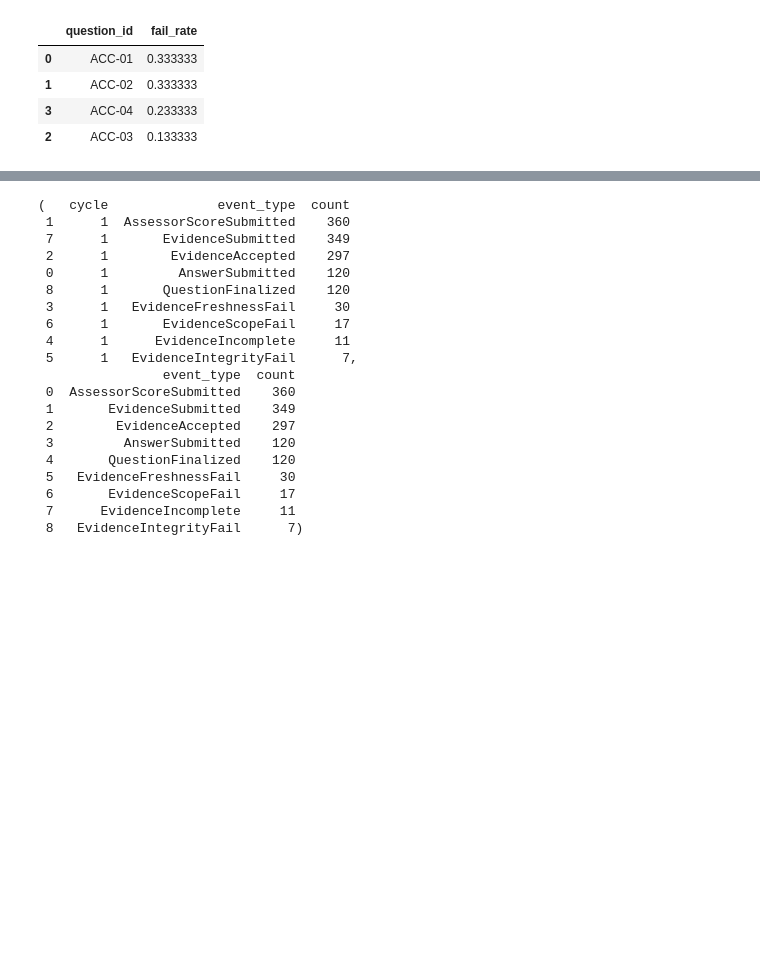
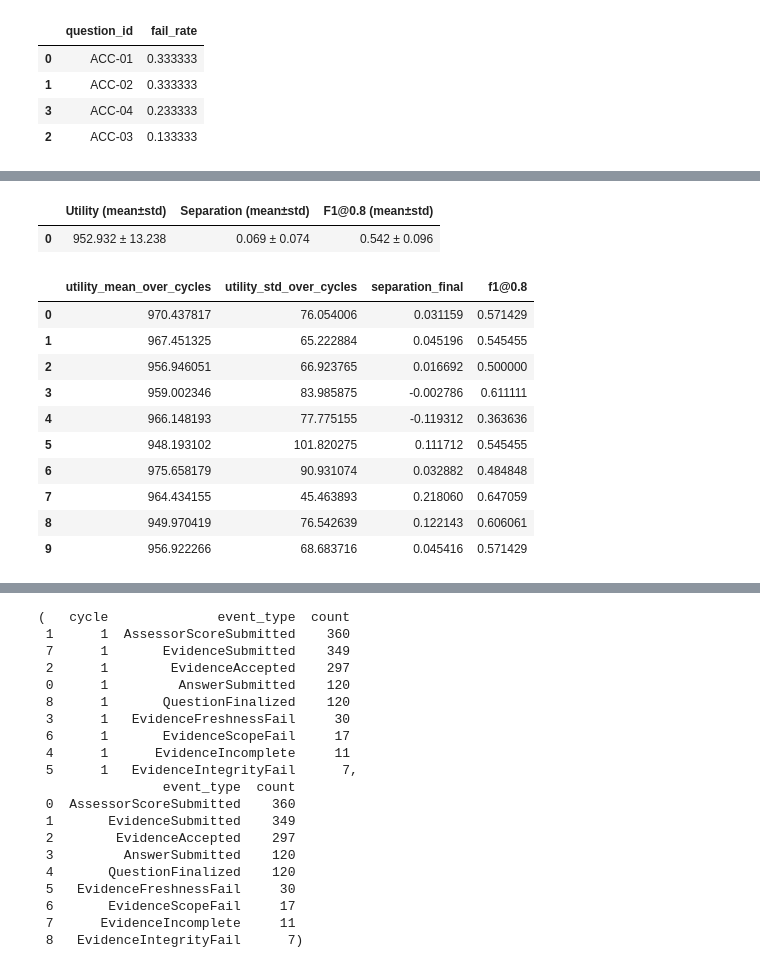
Before and after one commit to blessedgem/CommunityPolicing, a Jupyter notebook: tpra_trust_simulator.ipynb, the cells around one changed output, grey strips where cells are left out. Cells and saved outputs as stored; diff of their text form; code cells hidden in the pictures; blank space fills up the shorter version.

```diff
--- a/tpra_trust_simulator.ipynb
+++ b/tpra_trust_simulator.ipynb
@@ -955,0 +1160,73 @@ Question fail rates (cycle 1):
+# %%
+# ============================
+# STEP 7E-1: Monte Carlo (summary table only)
+# ============================
+
+def mc_once(seed, finalize_mode="baseline"):
+    rng_r = np.random.default_rng(seed)
+    trust_hist, maturity_hist, events_df = run_simulation(
+        vendor_types, QUESTION_BANK, CONFIG, rng_r, finalize_mode=finalize_mode
+    )
+    vt = np.asarray(vendor_types)
+
+    # --- separation at final cycle (honest vs non-honest) ---
+    trust_final = trust_hist[-1, :]
+    hon = trust_final[vt == "honest"]
+    non = trust_final[vt != "honest"]
+    separation = float(hon.mean() - non.mean()) if (len(hon) and len(non)) else np.nan
+
+    # --- per-cycle utility (trust-weighted good - bad) ---
+    T = CONFIG["cycles"]
+    util = []
+    for c in range(1, T + 1):
+        util.append(utility_for_cycle(events_df.query("cycle == @c"), trust_hist[c-1, :], CONFIG["num_vendors"]))
+    util = np.asarray(util)
+
+    # --- simple detection (honest vs others) at threshold ---
+    thr = 0.8
+    y_true = (vt == "honest").astype(int)
+    y_pred = (trust_final >= thr).astype(int)
+    tp = ((y_true==1) & (y_pred==1)).sum()
+    fp = ((y_true==0) & (y_pred==1)).sum()
+    fn = ((y_true==1) & (y_pred==0)).sum()
+    prec = tp/(tp+fp+1e-9)
+    rec  = tp/(tp+fn+1e-9)
+    f1   = 2*prec*rec/(prec+rec+1e-9)
+
+    return {
+        "utility_mean_over_cycles": float(util.mean()),
+        "utility_std_over_cycles":  float(util.std()),
+        "separation_final": separation,
+        "f1@0.8": float(f1),
+    }
+
+# Run R Monte Carlo trials
+rows = []
+for r in tqdm(range(CONFIG["runs"]), desc="Monte Carlo"):
+    rows.append(mc_once(GLOBAL_SEED + r, finalize_mode="baseline"))
+
+mc_df = pd.DataFrame(rows)
+
+# Paper-style summary (mean ± std across runs)
+summary_table = pd.DataFrame([{
+    "Utility (mean±std)": f"{mc_df['utility_mean_over_cycles'].mean():.3f} ± {mc_df['utility_mean_over_cycles'].std():.3f}",
+    "Separation (mean±std)": f"{mc_df['separation_final'].mean():.3f} ± {mc_df['separation_final'].std():.3f}",
+    "F1@0.8 (mean±std)": f"{mc_df['f1@0.8'].mean():.3f} ± {mc_df['f1@0.8'].std():.3f}",
+}])
+
+display(summary_table)
+display(mc_df.head(10))
+# %% [output]
+|  | Utility (mean±std) | Separation (mean±std) | F1@0.8 (mean±std) |
+| 0 | 952.932 ± 13.238 | 0.069 ± 0.074 | 0.542 ± 0.096 |
+|  | utility_mean_over_cycles | utility_std_over_cycles | separation_final | f1@0.8 |
+| 0 | 970.437817 | 76.054006 | 0.031159 | 0.571429 |
+| 1 | 967.451325 | 65.222884 | 0.045196 | 0.545455 |
+| 2 | 956.946051 | 66.923765 | 0.016692 | 0.500000 |
+| 3 | 959.002346 | 83.985875 | -0.002786 | 0.611111 |
+| 4 | 966.148193 | 77.775155 | -0.119312 | 0.363636 |
+| 5 | 948.193102 | 101.820275 | 0.111712 | 0.545455 |
+| 6 | 975.658179 | 90.931074 | 0.032882 | 0.484848 |
+| 7 | 964.434155 | 45.463893 | 0.218060 | 0.647059 |
+| 8 | 949.970419 | 76.542639 | 0.122143 | 0.606061 |
+| 9 | 956.922266 | 68.683716 | 0.045416 | 0.571429 |
```
Also changed, not shown: parts of 5 cells of this notebook.
